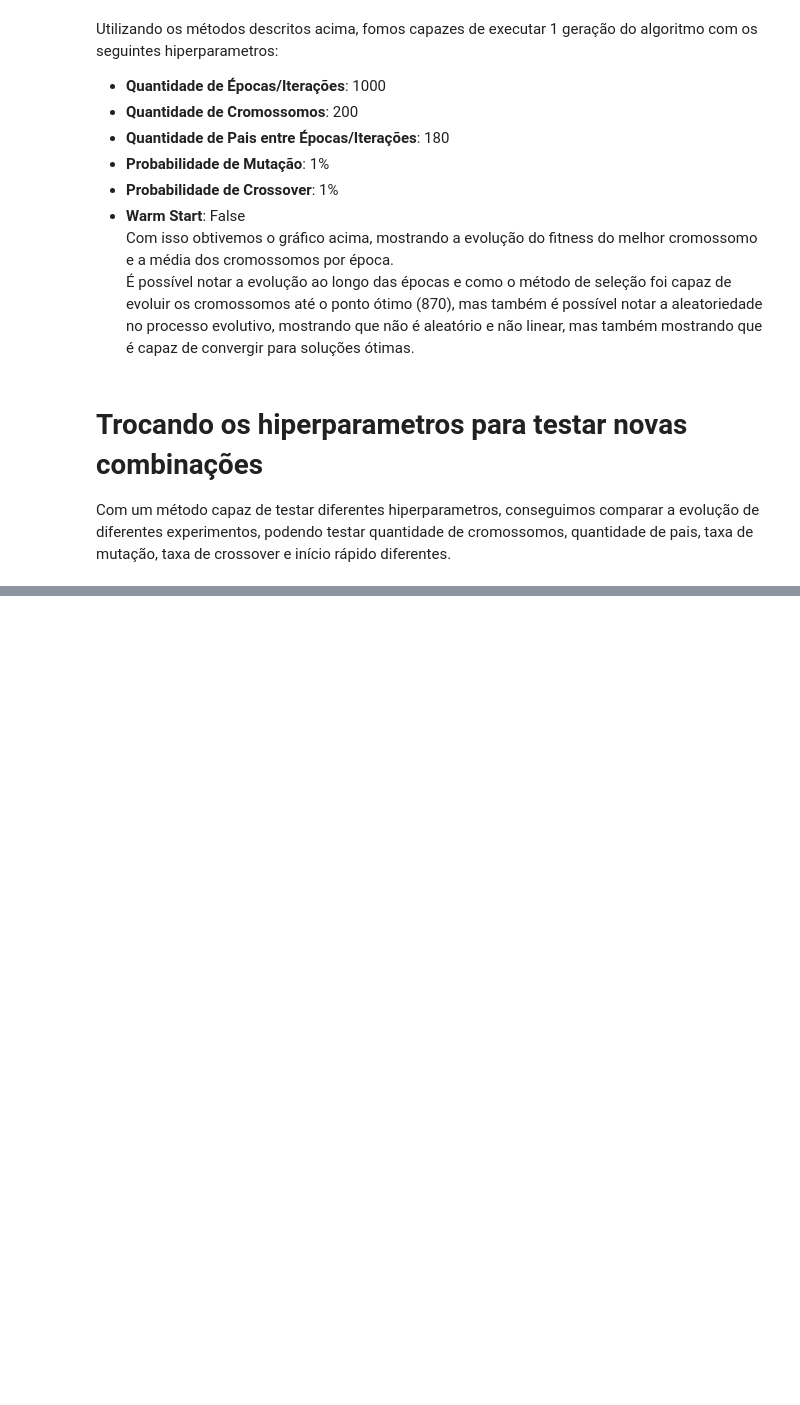
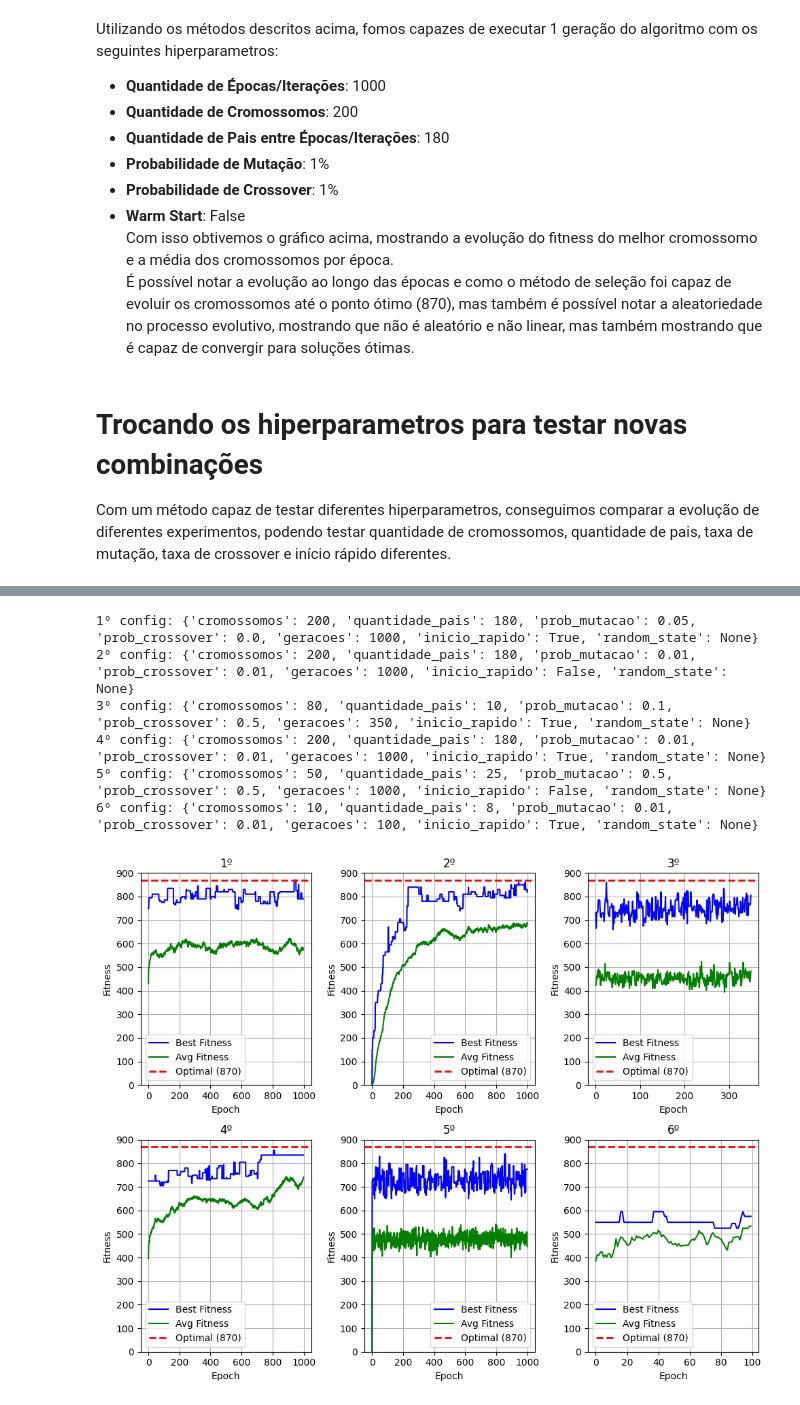
Before and after one commit to TiFalcom/ml-knapsack-problem, a Jupyter notebook: notebooks/knapsack-problem.ipynb, the cells around one changed output, grey strips where cells are left out. Drawn from its saved outputs; the diff is of its cells as text; code cells hidden in the pictures; blank space fills up the shorter version.

```diff
--- a/notebooks/knapsack-problem.ipynb
+++ b/notebooks/knapsack-problem.ipynb
@@ -244,7 +279,7 @@ def log_data(epoch, chromosomes, fathers_next_gen, mutation_prob, crossover_prob
     best_chromosome = max(chromosomes)
     avg_fitness = np.mean([chromosome.fitness for chromosome in chromosomes])
     print_log = f'''Epoch: {epoch} - Fitness: {best_chromosome.fitness} - Chromossome: {best_chromosome.genes}'''
-    data_log = [epoch, best_chromosome.fitness, avg_fitness, best_chromosome.genes, len(chromosomes), fathers_next_gen, mutation_prob, crossover_prob, warm_start, random_state]
+    data_log = [epoch, best_chromosome.fitness, avg_fitness, best_chromosome.genes, best_chromosome, len(chromosomes), fathers_next_gen, mutation_prob, crossover_prob, warm_start, random_state]
 
     print(print_log)
     return data_log
@@ -266,7 +301,7 @@ def evolve(epochs, chromosomes_len, fathers_next_gen, mutation_prob, crossover_p
         data_log.append(log_data(epoch, chromosomes, fathers_next_gen, mutation_prob, crossover_prob, warm_start, random_state))
         chromosomes = select(chromosomes, fathers_next_gen, mutation_prob, crossover_prob, random_state)
 
-    best_chromosome = max(chromosomes, key=lambda x: x.get_metrics()[0])
+    best_chromosome = max([data[4] for data in data_log])
     return best_chromosome, data_log
 # %%
 # Exibir o melhor conteúdo da mochila
@@ -294,6 +368,6 @@ print_best_knapsack(best_chromosome)
 # %%
 # DataFrame com os dados coletados
-columns = ["Epoch", "Best_Fitness", "Avg_Fitness", "Best_Chromosome", "Population_Size", "Fathers_Next_Gen", "Mutation_Prob", "Crossover_Prob", "Warm_Start", "Random_State"]
+columns = ["Epoch", "Best_Fitness", "Avg_Fitness", "Best_Chromosome_Genes", "Best_Chromosome", "Population_Size", "Fathers_Next_Gen", "Mutation_Prob", "Crossover_Prob", "Warm_Start", "Random_State"]
 df = pd.DataFrame(data_log, columns=columns)
 # %%
 plt.figure(figsize=(10, 6))
@@ -380,26 +492,34 @@ for result in experiment_results:
 # %%
 fig, axes = plt.subplots(2, 3, figsize=(10, 8))
 
 experiment_names = ['1º', '2º', '3º', '4º', '5º', '6º']
 
 for ax, experiment, experiment_name in zip(axes.flatten(), experiment_results, experiment_names):
     exp_data = experiment['data_log']
 
     print(f"{experiment_name} config: {experiment['config']}")
 
     # DataFrame com os dados coletados
-    columns = ["Epoch", "Best_Fitness", "Avg_Fitness", "Best_Chromosome", "Population_Size", "Fathers_Next_Gen", "Mutation_Prob", "Crossover_Prob", "Warm_Start", "Random_State"]
+    columns = ["Epoch", "Best_Fitness", "Avg_Fitness", "Best_Chromosome_Genes", "Best_Chromosome", "Population_Size", "Fathers_Next_Gen", "Mutation_Prob", "Crossover_Prob", "Warm_Start", "Random_State"]
     df = pd.DataFrame(exp_data, columns=columns)
 
     ax.plot(df["Epoch"], df["Best_Fitness"], label="Best Fitness", color="blue")
     ax.plot(df["Epoch"], df["Avg_Fitness"], label="Avg Fitness", color="green")
     ax.axhline(y=870, color="red", linestyle="--", linewidth=2, label="Optimal (870)")
     ax.set_xlabel("Epoch")
     ax.set_ylabel("Fitness")
     ax.set_title(experiment_name)
     ax.set_ylim(0, 900)
     ax.legend()
     ax.grid()
 
 plt.tight_layout()
 plt.show()
+# %% [output]
+1º config: {'cromossomos': 200, 'quantidade_pais': 180, 'prob_mutacao': 0.05, 'prob_crossover': 0.0, 'geracoes': 1000, 'inicio_rapido': True, 'random_state': None}
+2º config: {'cromossomos': 200, 'quantidade_pais': 180, 'prob_mutacao': 0.01, 'prob_crossover': 0.01, 'geracoes': 1000, 'inicio_rapido': False, 'random_state': None}
+3º config: {'cromossomos': 80, 'quantidade_pais': 10, 'prob_mutacao': 0.1, 'prob_crossover': 0.5, 'geracoes': 350, 'inicio_rapido': True, 'random_state': None}
+4º config: {'cromossomos': 200, 'quantidade_pais': 180, 'prob_mutacao': 0.01, 'prob_crossover': 0.01, 'geracoes': 1000, 'inicio_rapido': True, 'random_state': None}
+5º config: {'cromossomos': 50, 'quantidade_pais': 25, 'prob_mutacao': 0.5, 'prob_crossover': 0.5, 'geracoes': 1000, 'inicio_rapido': False, 'random_state': None}
+6º config: {'cromossomos': 10, 'quantidade_pais': 8, 'prob_mutacao': 0.01, 'prob_crossover': 0.01, 'geracoes': 100, 'inicio_rapido': True, 'random_state': None}
+[figure, added]
```
Also changed, not shown: parts of 14 cells of this notebook.
